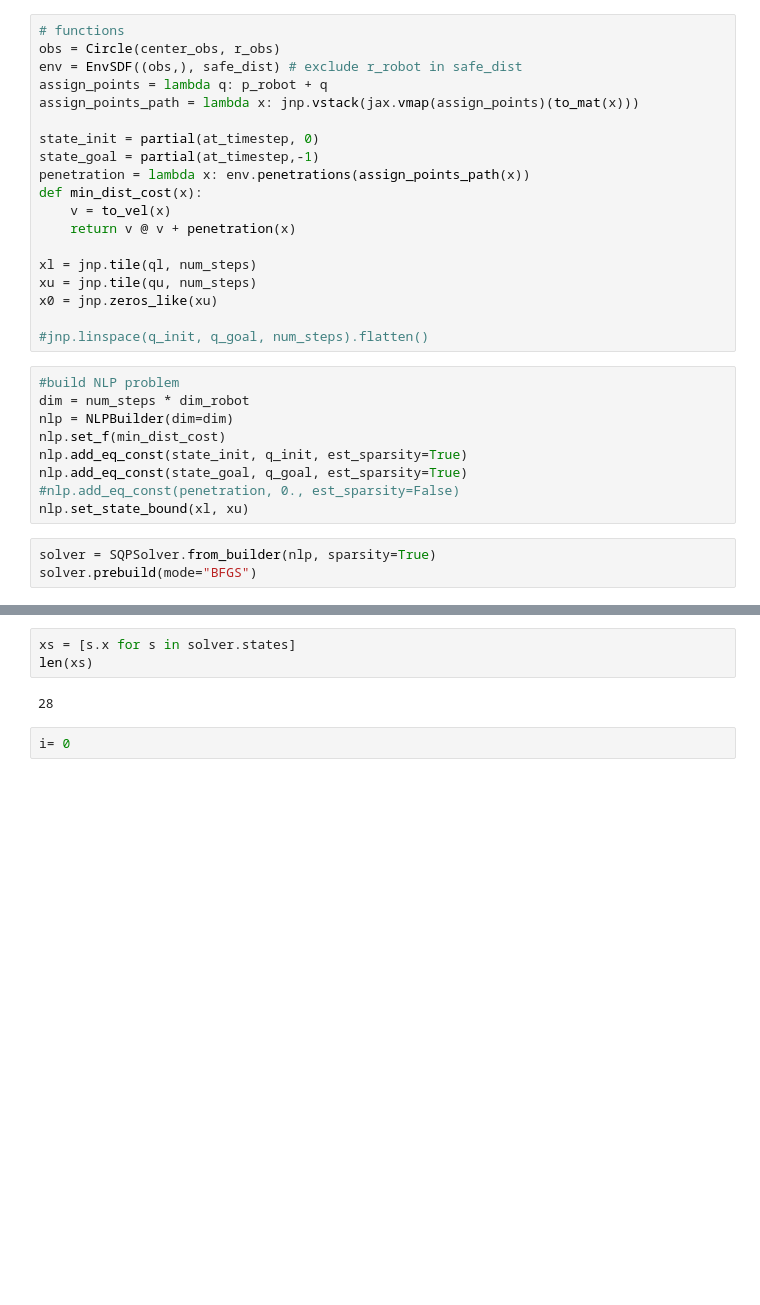
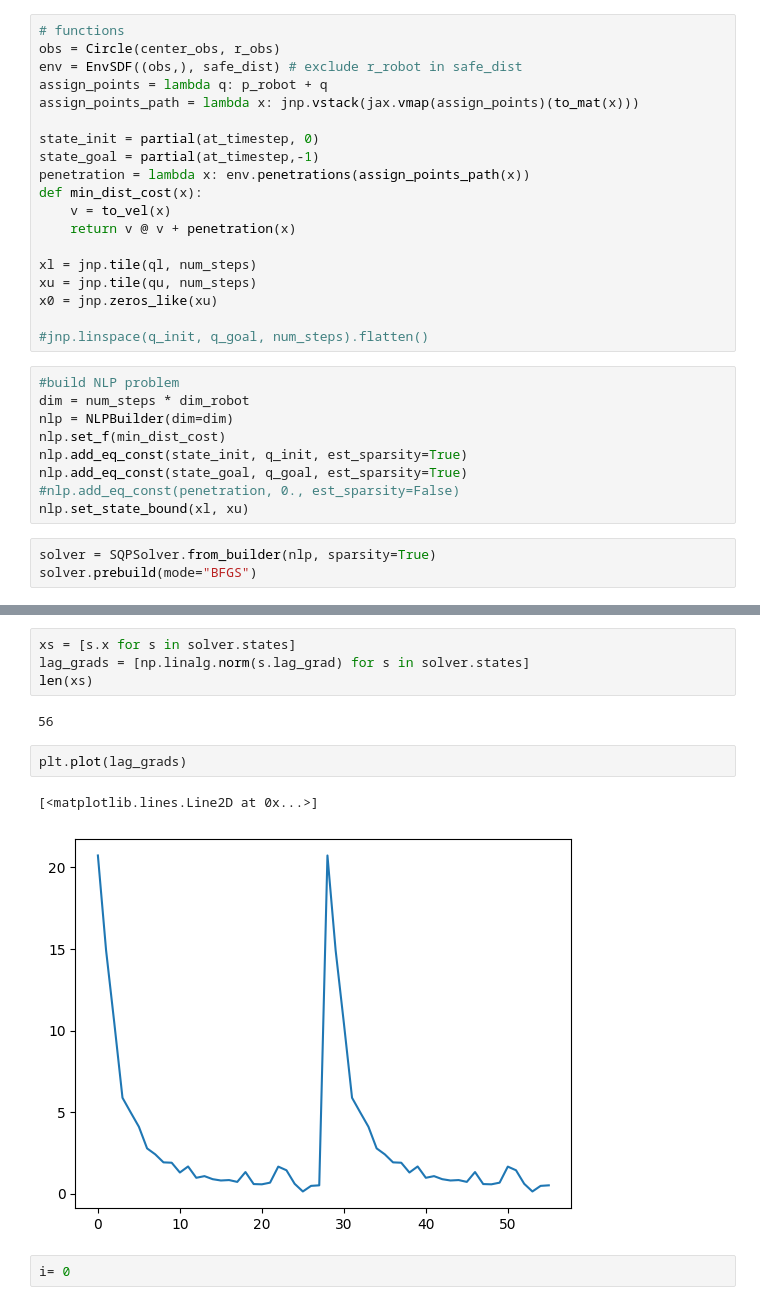
Before and after one commit to kh11kim/opt_plan, a Jupyter notebook: 002_sqp_point_robot.ipynb, the cells around one changed output, grey strips where cells are left out. Drawn from its saved outputs; the diff is of its cells as text; blank space fills up the shorter version.

```diff
--- a/002_sqp_point_robot.ipynb
+++ b/002_sqp_point_robot.ipynb
@@ -93,8 +103,14 @@ SQP solved !
 # %%
 xs = [s.x for s in solver.states]
+lag_grads = [np.linalg.norm(s.lag_grad) for s in solver.states]
 len(xs)
 # %% [output]
-28
+56
+# %%
+plt.plot(lag_grads)
+# %% [output]
+[<matplotlib.lines.Line2D at 0x...>]
+[figure, added]
 # %%
 i= 0
 # %%
```
Also changed, not shown: parts of 4 cells of this notebook, 3 other files.
